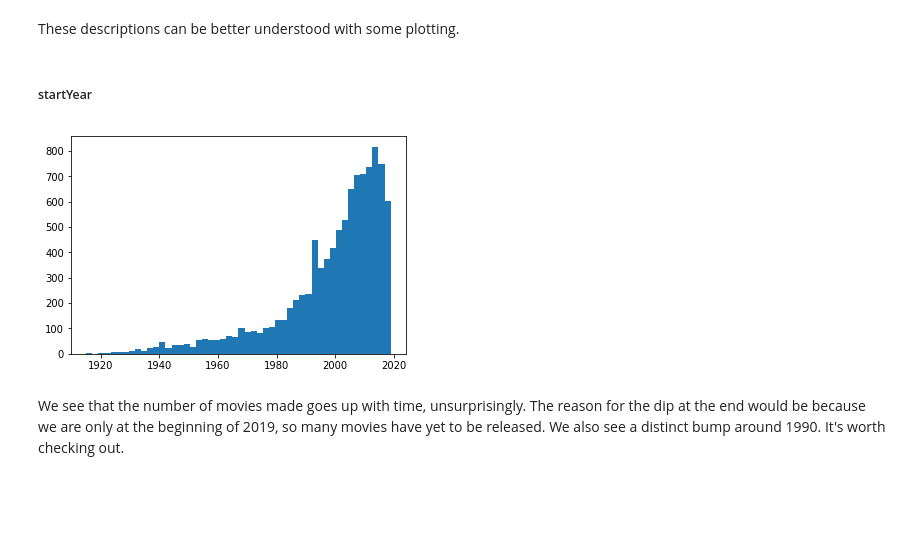
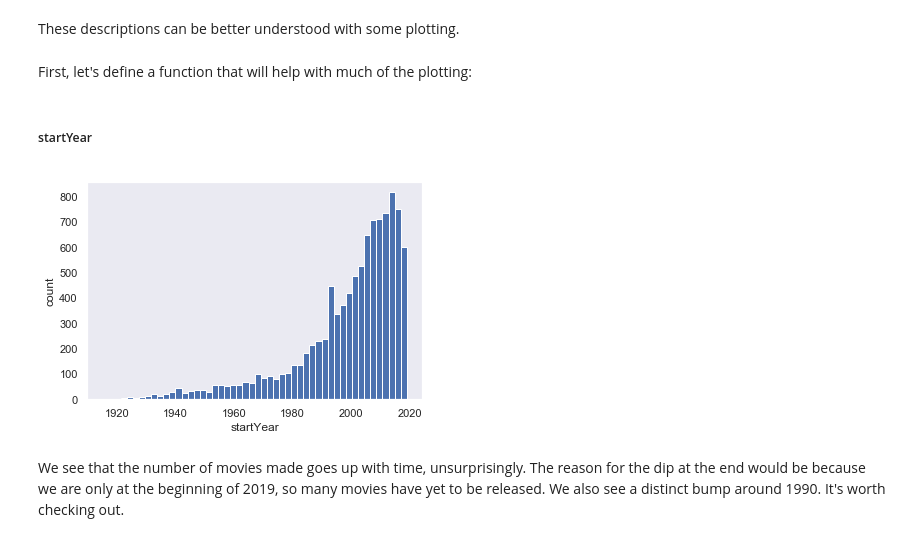
Before and after one commit to gblinick/Movie-Recommender-with-NLP, a Jupyter notebook: EDA.ipynb, the cells around one changed output. Drawn from its saved outputs; the diff is of its cells as text; code cells hidden in the pictures; blank space fills up the shorter version.

```diff
--- a/EDA.ipynb
+++ b/EDA.ipynb
@@ -11,6 +12,6 @@ import seaborn as sns
 # %%
 # Import movies table and set the index
-movies = pd.read_csv('movies0.csv')
+movies = pd.read_csv('data/movies0.csv')
 movies.set_index('tconst', inplace=True)
 # %% [markdown]
 Let's take a first look at out movies table:
@@ -128,14 +137,23 @@ movies.describe()
 Cool, it worked. We see that the mean number of votes for a movie is about 66.5 thousand. The standard deviation is almost double that though indicating most movis are below the mean, and a few are **way** above it. This can also be seen from the fact that the 75th percentile is smaller than the mean.
 # %% [markdown]
 These descriptions can be better understood with some plotting.
+# %% [markdown]
+First, let's define a function that will help with much of the plotting:
+# %%
+def plot_numeric(name, bins):
+    sns.set()
+    ax = name.hist(bins=bins, grid=False)
+    ax.set_xlabel(name.name)
+    ax.set_ylabel('count')
+    plt.show()
+    fig = ax.get_figure()
+    fig.savefig(str(name.name) + '.png')
 # %% [markdown]
 ##### startYear
 # %%
-#sns.set()
-plt.hist(movies.startYear, bins=50)
-plt.show()
+plot_numeric(movies.startYear, bins=50)
 # %% [output]
-[figure, old version]
+[figure, new version]
 # %% [markdown]
 We see that the number of movies made goes up with time, unsurprisingly. The reason for the dip at the end would be because we are only at the beginning of 2019, so many movies have yet to be released. We also see a distinct bump around 1990. It's worth checking out.
 # %% [markdown]
```
Also changed, not shown: parts of 61 cells of this notebook.
